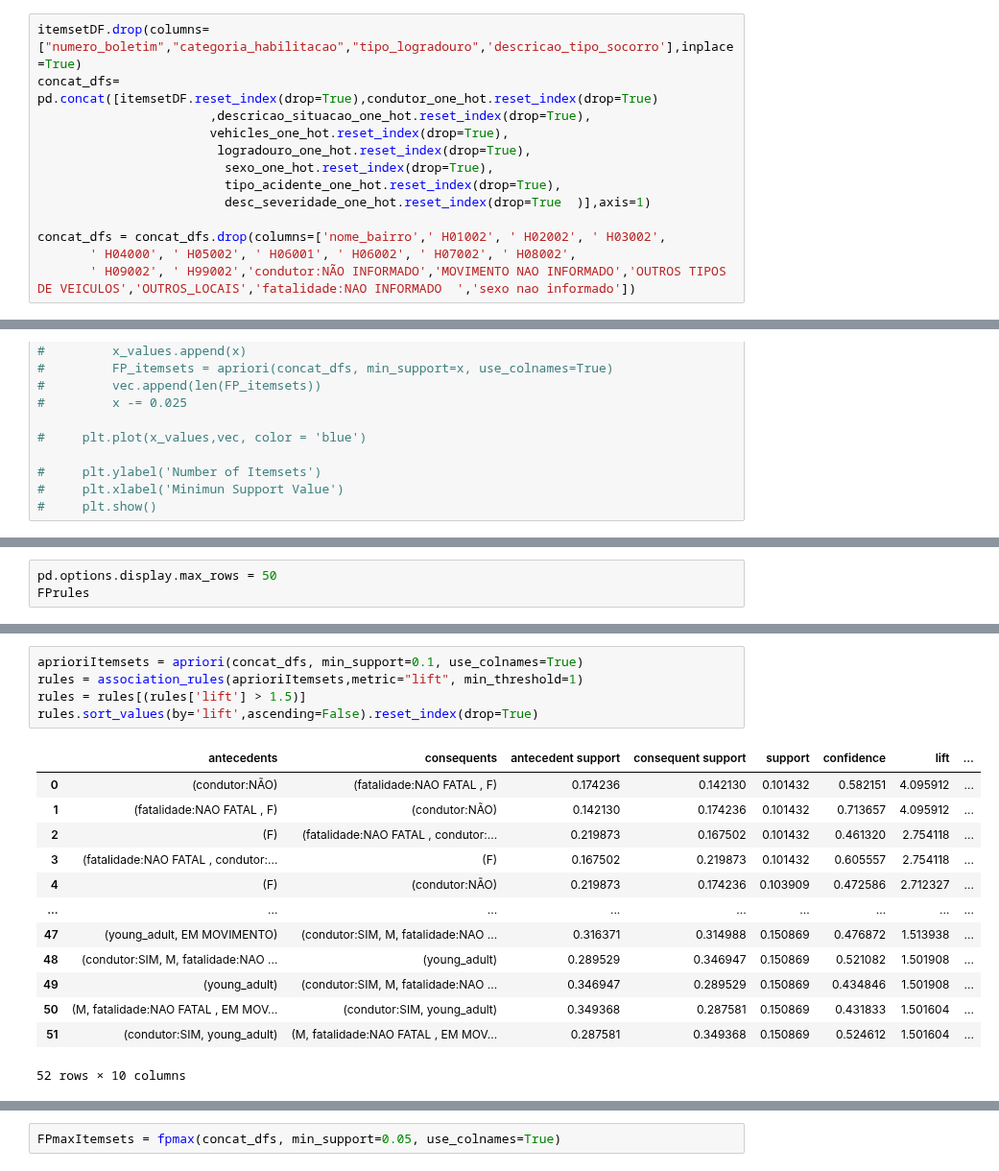
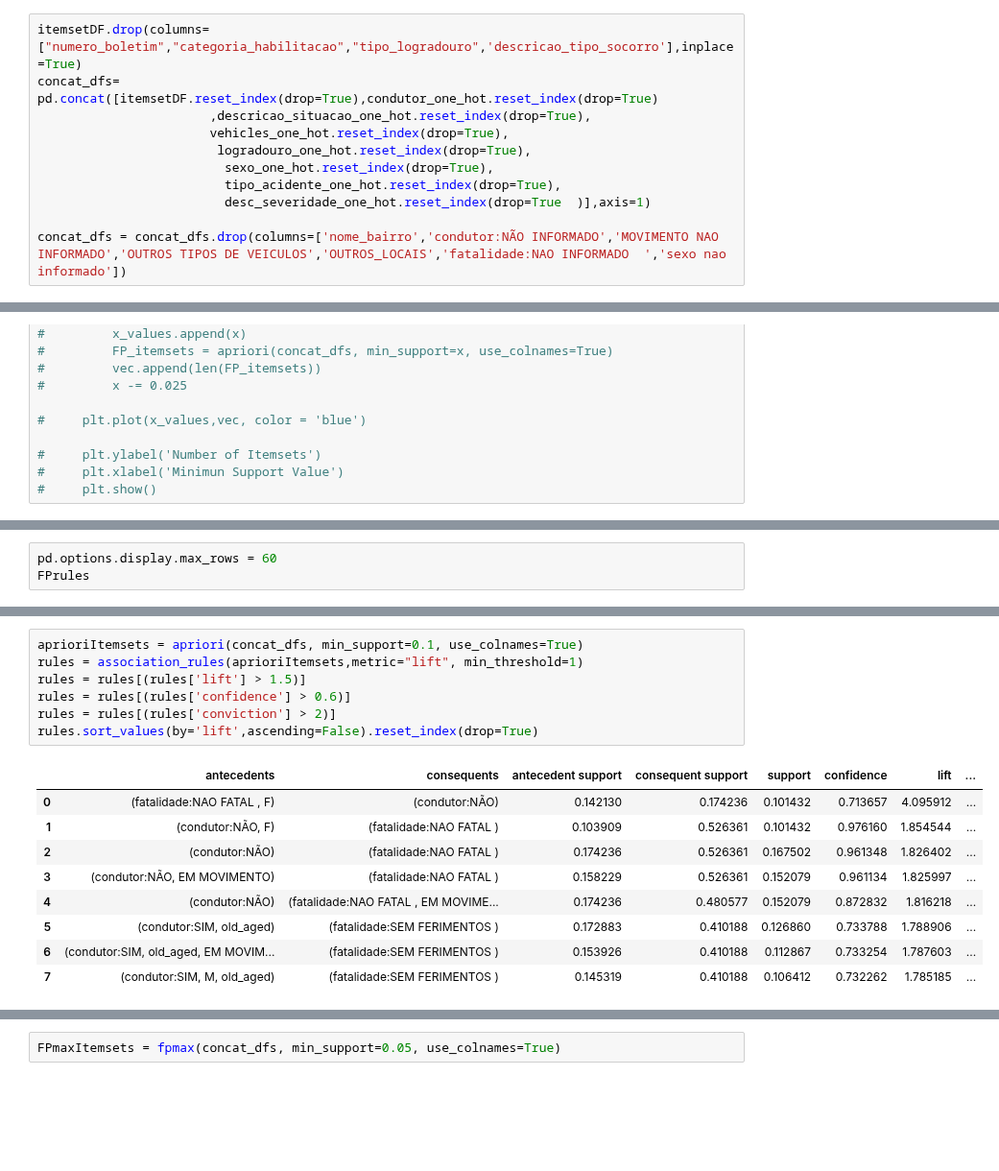
Before and after one commit to SamuelLipovetsky/mda_project, a Jupyter notebook: ItemsetMining.ipynb, the cells around one changed output, grey strips where cells are left out. Shown at 96% size. Saved outputs shown, nothing was run; the diff lists cells and outputs as text; blank space fills up the shorter version.

```diff
--- a/ItemsetMining.ipynb
+++ b/ItemsetMining.ipynb
@@ -263,9 +263,7 @@ concat_dfs= pd.concat([itemsetDF.reset_index(drop=True),condutor_one_hot.reset_i
                          tipo_acidente_one_hot.reset_index(drop=True),
                          desc_severidade_one_hot.reset_index(drop=True  )],axis=1)
 
-concat_dfs = concat_dfs.drop(columns=['nome_bairro',' H01002', ' H02002', ' H03002',
-       ' H04000', ' H05002', ' H06001', ' H06002', ' H07002', ' H08002',
-       ' H09002', ' H99002','condutor:NÃO INFORMADO','MOVIMENTO NAO INFORMADO','OUTROS TIPOS DE VEICULOS','OUTROS_LOCAIS','fatalidade:NAO INFORMADO  ','sexo nao informado'])
+concat_dfs = concat_dfs.drop(columns=['nome_bairro','condutor:NÃO INFORMADO','MOVIMENTO NAO INFORMADO','OUTROS TIPOS DE VEICULOS','OUTROS_LOCAIS','fatalidade:NAO INFORMADO  ','sexo nao informado'])
 # %%
 concat_dfs.columns
 # %% [output]
@@ -357,5 +361,5 @@ FPrules.sort_values(by='confidence',ascending=False).reset_index(drop=True)
 # %%
-pd.options.display.max_rows = 50
+pd.options.display.max_rows = 60
 FPrules
 # %% [output]
 |  | antecedents | consequents | antecedent support | consequent support | support | confidence | lift | ... |
@@ -390,22 +402,20 @@ FPrules.sort_values(by='leverage',ascending=False).reset_index(drop=True)
 # %%
 aprioriItemsets = apriori(concat_dfs, min_support=0.1, use_colnames=True)
 rules = association_rules(aprioriItemsets,metric="lift", min_threshold=1)
 rules = rules[(rules['lift'] > 1.5)]
+rules = rules[(rules['confidence'] > 0.6)]
+rules = rules[(rules['conviction'] > 2)]
 rules.sort_values(by='lift',ascending=False).reset_index(drop=True)
 # %% [output]
 |  | antecedents | consequents | antecedent support | consequent support | support | confidence | lift | ... |
-| 0 | (condutor:NÃO) | (fatalidade:NAO FATAL , F) | 0.174236 | 0.142130 | 0.101432 | 0.582151 | 4.095912 | ... |
-| 1 | (fatalidade:NAO FATAL , F) | (condutor:NÃO) | 0.142130 | 0.174236 | 0.101432 | 0.713657 | 4.095912 | ... |
-| 2 | (F) | (fatalidade:NAO FATAL , condutor:... | 0.219873 | 0.167502 | 0.101432 | 0.461320 | 2.754118 | ... |
-| 3 | (fatalidade:NAO FATAL , condutor:... | (F) | 0.167502 | 0.219873 | 0.101432 | 0.605557 | 2.754118 | ... |
-| 4 | (F) | (condutor:NÃO) | 0.219873 | 0.174236 | 0.103909 | 0.472586 | 2.712327 | ... |
-| ... | ... | ... | ... | ... | ... | ... | ... | ... |
-| 47 | (young_adult, EM MOVIMENTO) | (condutor:SIM, M, fatalidade:NAO ... | 0.316371 | 0.314988 | 0.150869 | 0.476872 | 1.513938 | ... |
-| 48 | (condutor:SIM, M, fatalidade:NAO ... | (young_adult) | 0.289529 | 0.346947 | 0.150869 | 0.521082 | 1.501908 | ... |
-| 49 | (young_adult) | (condutor:SIM, M, fatalidade:NAO ... | 0.346947 | 0.289529 | 0.150869 | 0.434846 | 1.501908 | ... |
-| 50 | (M, fatalidade:NAO FATAL , EM MOV... | (condutor:SIM, young_adult) | 0.349368 | 0.287581 | 0.150869 | 0.431833 | 1.501604 | ... |
-| 51 | (condutor:SIM, young_adult) | (M, fatalidade:NAO FATAL , EM MOV... | 0.287581 | 0.349368 | 0.150869 | 0.524612 | 1.501604 | ... |
+| 0 | (fatalidade:NAO FATAL , F) | (condutor:NÃO) | 0.142130 | 0.174236 | 0.101432 | 0.713657 | 4.095912 | ... |
+| 1 | (condutor:NÃO, F) | (fatalidade:NAO FATAL ) | 0.103909 | 0.526361 | 0.101432 | 0.976160 | 1.854544 | ... |
+| 2 | (condutor:NÃO) | (fatalidade:NAO FATAL ) | 0.174236 | 0.526361 | 0.167502 | 0.961348 | 1.826402 | ... |
+| 3 | (condutor:NÃO, EM MOVIMENTO) | (fatalidade:NAO FATAL ) | 0.158229 | 0.526361 | 0.152079 | 0.961134 | 1.825997 | ... |
+| 4 | (condutor:NÃO) | (fatalidade:NAO FATAL , EM MOVIME... | 0.174236 | 0.480577 | 0.152079 | 0.872832 | 1.816218 | ... |
+| 5 | (condutor:SIM, old_aged) | (fatalidade:SEM FERIMENTOS ) | 0.172883 | 0.410188 | 0.126860 | 0.733788 | 1.788906 | ... |
+| 6 | (condutor:SIM, old_aged, EM MOVIM... | (fatalidade:SEM FERIMENTOS ) | 0.153926 | 0.410188 | 0.112867 | 0.733254 | 1.787603 | ... |
+| 7 | (condutor:SIM, M, old_aged) | (fatalidade:SEM FERIMENTOS ) | 0.145319 | 0.410188 | 0.106412 | 0.732262 | 1.785185 | ... |
-52 rows × 10 columns
 # %%
 aprioriItemsets
 # %% [output]
```
Also changed, not shown: parts of 11 cells of this notebook.
